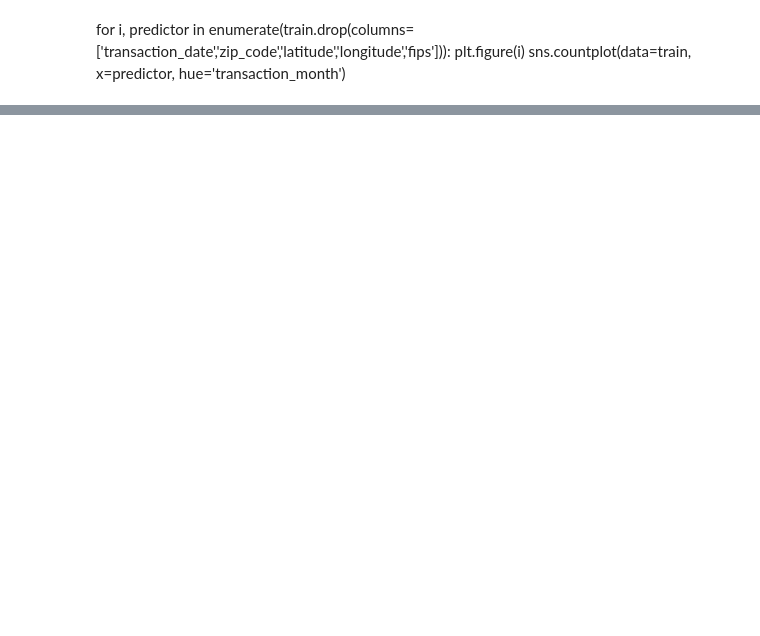
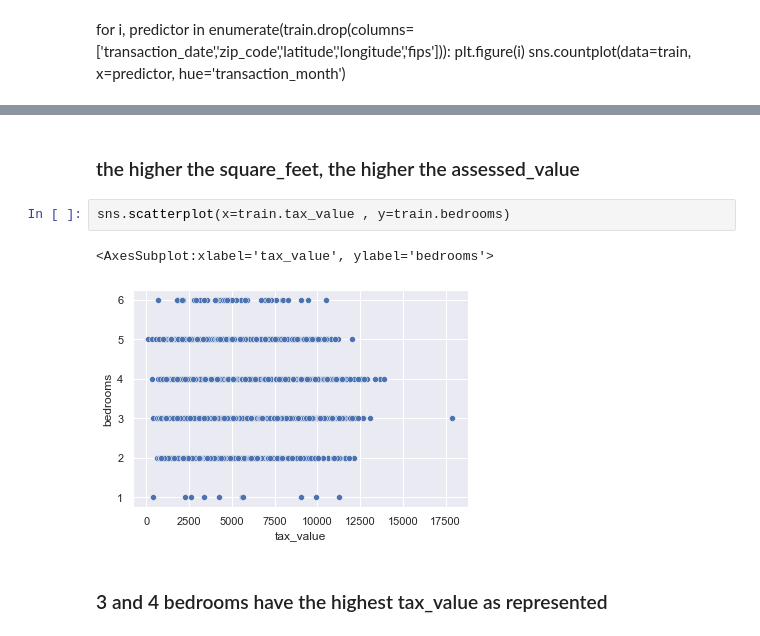
Before and after one commit to raycerna/zillow-regression-project, a Jupyter notebook: explore.ipynb, the cells around one changed output, grey strips where cells are left out. Saved outputs shown, nothing was run; the diff lists cells and outputs as text; blank space fills up the shorter version.

```diff
--- a/explore.ipynb
+++ b/explore.ipynb
@@ -164,0 +199,9 @@ categorical
+# %% [markdown]
+### the higher the square_feet, the higher the assessed_value
+# %%
+sns.scatterplot(x=train.tax_value , y=train.bedrooms)
+# %% [output]
+<AxesSubplot:xlabel='tax_value', ylabel='bedrooms'>
+[figure, added]
+# %% [markdown]
+### 3 and 4 bedrooms have the highest tax_value as represented
```
Also changed, not shown: parts of 36 cells of this notebook.
